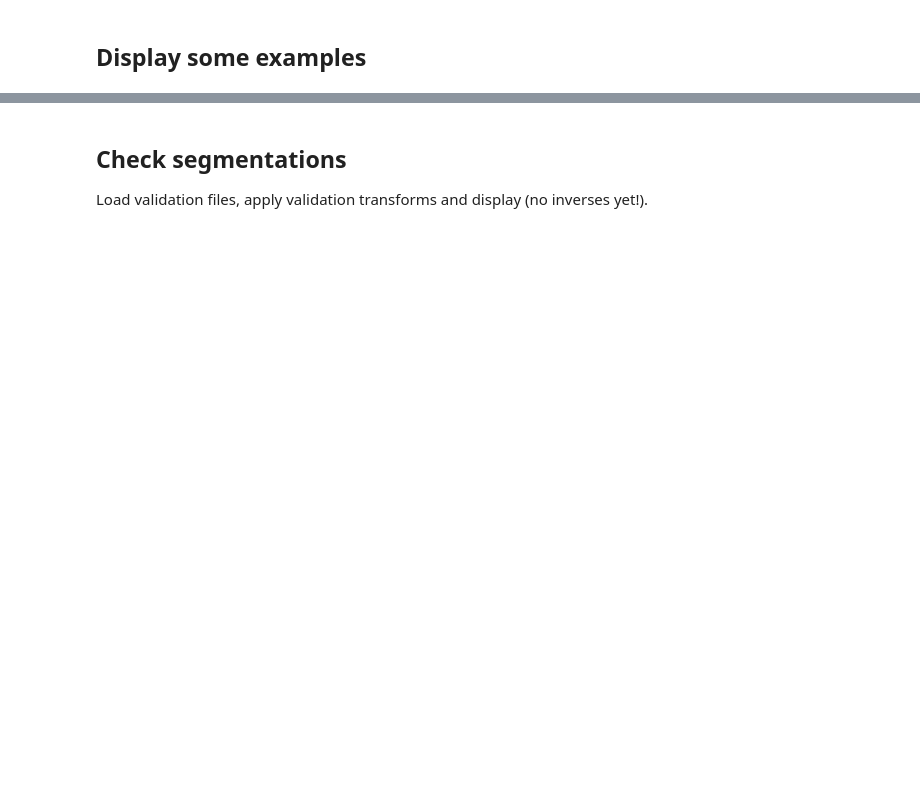
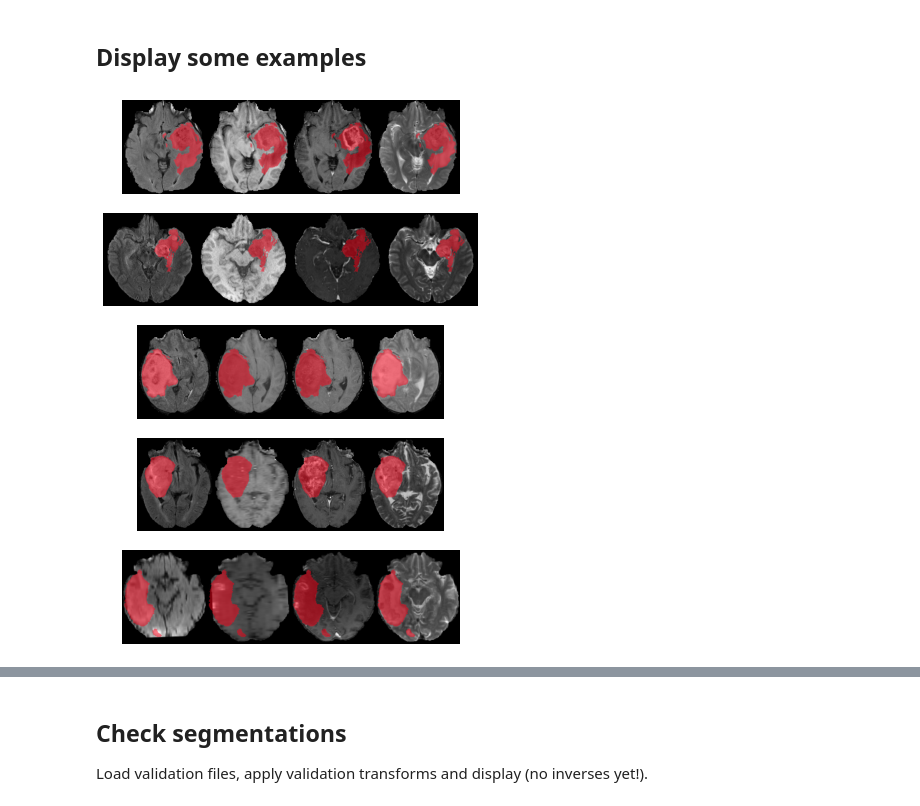
Before and after one commit to rijobro/2D_MONAI_tutorials, a Jupyter notebook: 2D_Glioma_classification.ipynb, the cells around one changed output, grey strips where cells are left out. Cells and saved outputs as stored; diff of their text form; code cells hidden in the pictures; blank space fills up the shorter version.

```diff
--- a/2D_Glioma_classification.ipynb
+++ b/2D_Glioma_classification.ipynb
@@ -181,30 +198,3 @@ val_loader = DataLoader(val_ds, batch_size=1,
                         num_workers=10, collate_fn=pad_list_data_collate)
 # %% [markdown]
 ## Display some examples
-# %%
-%matplotlib inline
-def imshows(ims):
-    nrow = len(ims)
-    ncol = len(ims[0])
-    fig, axes = plt.subplots(nrow, ncol, figsize=(
-        ncol * 3, nrow * 3), facecolor='white')
-    for i, im_dict in enumerate(ims):
-        for j, (title, im) in enumerate(im_dict.items()):
-            if isinstance(im, torch.Tensor):
-                im = im.detach().cpu().numpy()
-            im = np.mean(im, axis=0)  # average across channels
-            if len(ims) == 1:
-                ax = axes[j]
-            else:
-                ax = axes[i, j]
-            ax.set_title(f"{title}\n{im.shape}")
-            im_show = ax.imshow(im)
-            ax.axis("off")
-            fig.colorbar(im_show, ax=ax)
-
-
-to_imshow = []
-for file in np.random.choice(train_files, size=5, replace=False):
-    data = train_transforms(file)
-    to_imshow.append({"image": data["image"], "label": data["label"]})
-imshows(to_imshow)
@@ -229,0 +201,15 @@ def plot_range(data, wrapped_generator):
+# %%
+%matplotlib inline
+num_files = 5
+files_to_visualize = np.random.choice(train_files, size=num_files, replace=False)
+fig, axes = plt.subplots(num_files, 1, figsize=(10, 10))
+for f, ax in zip(files_to_visualize, axes):
+    data = train_transforms(f)
+    # different modalities side by side
+    img = np.concatenate([i for i in data["image"]], axis=1)
+    lbl = np.concatenate([data["label"][0] for _ in data["image"]], axis=1)
+    blended = np.moveaxis(blend_images(img[None], lbl[None]), 0, -1)
+    im_show = ax.imshow(blended)
+    ax.axis("off")
+# %% [output]
+[figure, added]
```
Also changed, not shown: parts of 22 cells of this notebook, 1 other file.
